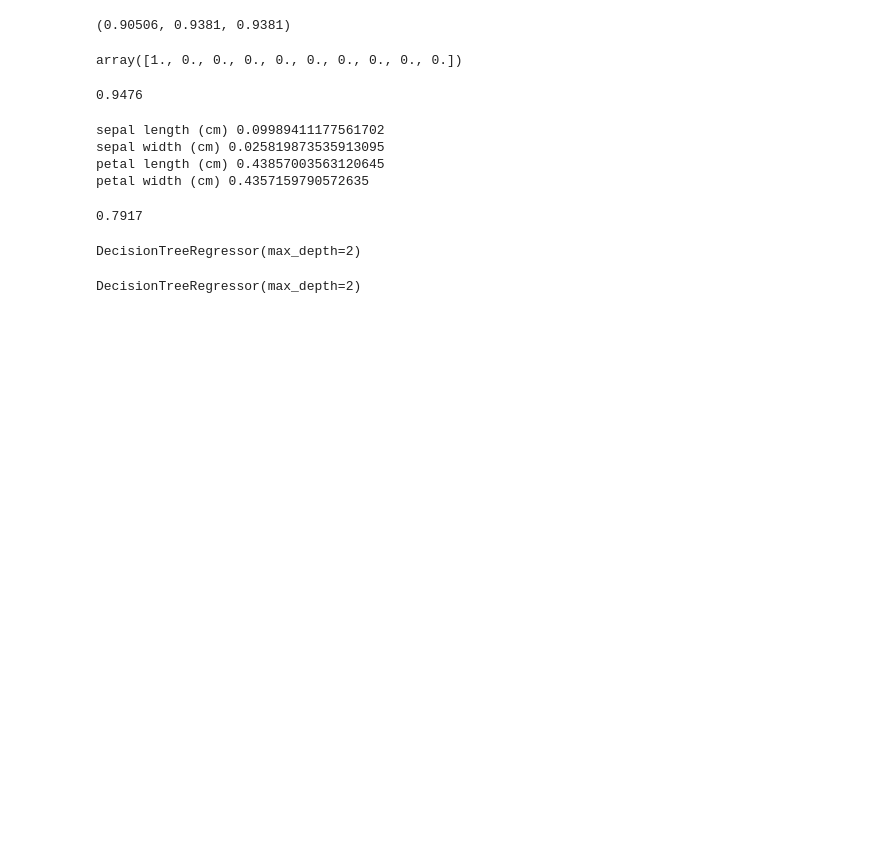
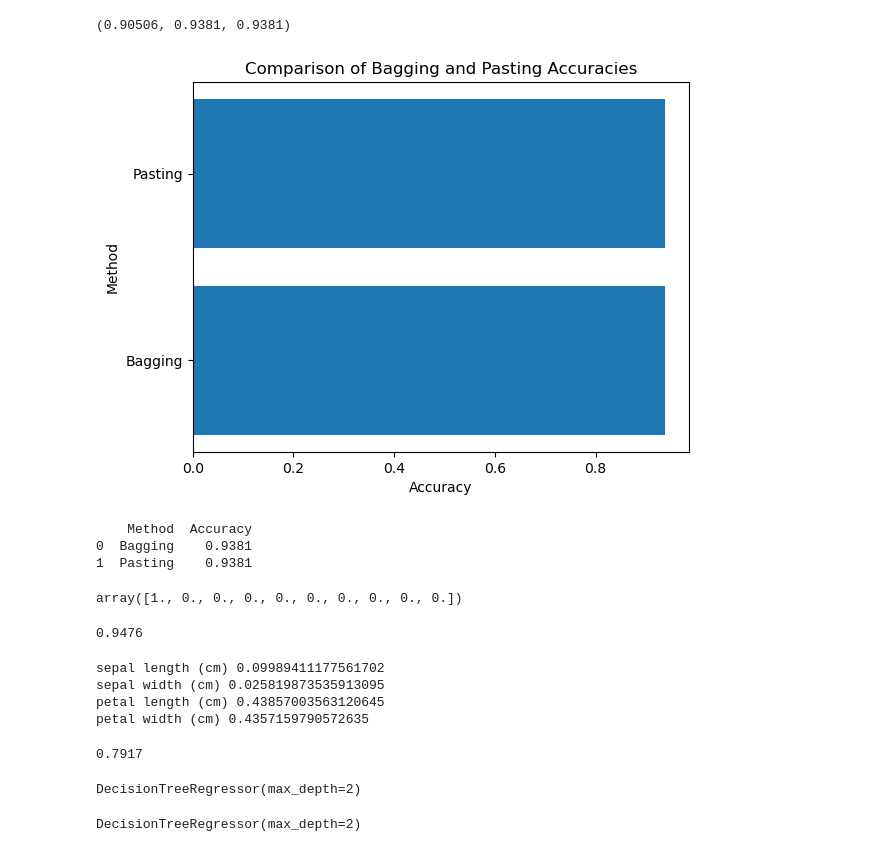
Before and after one commit to ehsanap7/kaggle, a Jupyter notebook: ensemble-learning-comp-8720.ipynb, the cells around one changed output. Drawn from its saved outputs; the diff is of its cells as text; code cells hidden in the pictures; blank space fills up the shorter version.

```diff
--- a/ensemble-learning-comp-8720.ipynb
+++ b/ensemble-learning-comp-8720.ipynb
@@ -188,6 +254,26 @@ y_pred_pasting = clf_bagging.predict(X_val)
 clf_bagging.oob_score_, accuracy_score(y_val, y_pred_bagging), accuracy_score(y_val, y_pred_pasting)
 # %% [output]
 (0.90506, 0.9381, 0.9381)
+# %%
+bagging_acc = accuracy_score(y_val, y_pred_bagging)
+pasting_acc = accuracy_score(y_val, y_pred_pasting)
+
+plt.barh(['Bagging', 'Pasting'], [bagging_acc, pasting_acc])
+plt.xlabel('Accuracy')
+plt.ylabel('Method')
+plt.title('Comparison of Bagging and Pasting Accuracies')
+plt.show()
+
+accuracy_table_bagging_pasting = pd.DataFrame({
+    'Method': ['Bagging', 'Pasting'],
+    'Accuracy': [bagging_acc, pasting_acc]
+})
+print(accuracy_table_bagging_pasting)
+# %% [output]
+[figure, added]
+    Method  Accuracy
+0  Bagging    0.9381
+1  Pasting    0.9381
 # %%
 clf_bagging.oob_decision_function_[112]
 # %% [output]
```
Also changed, not shown: parts of 3 cells of this notebook.
